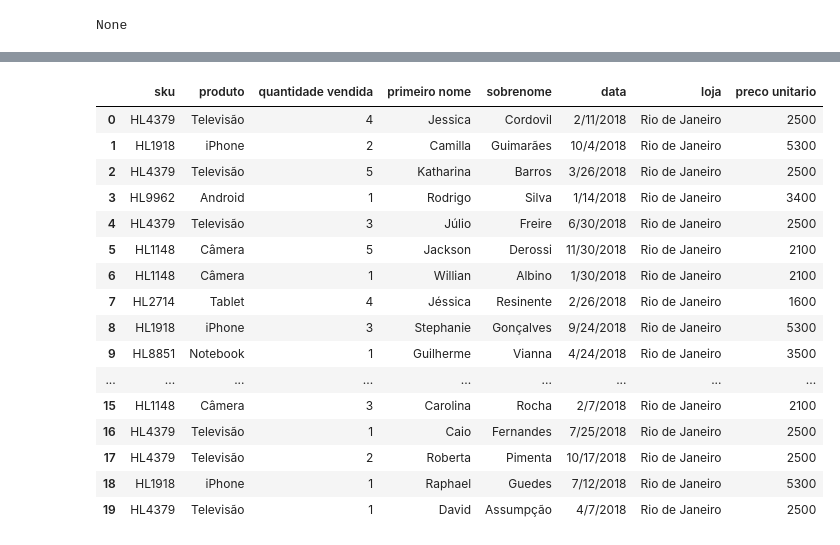
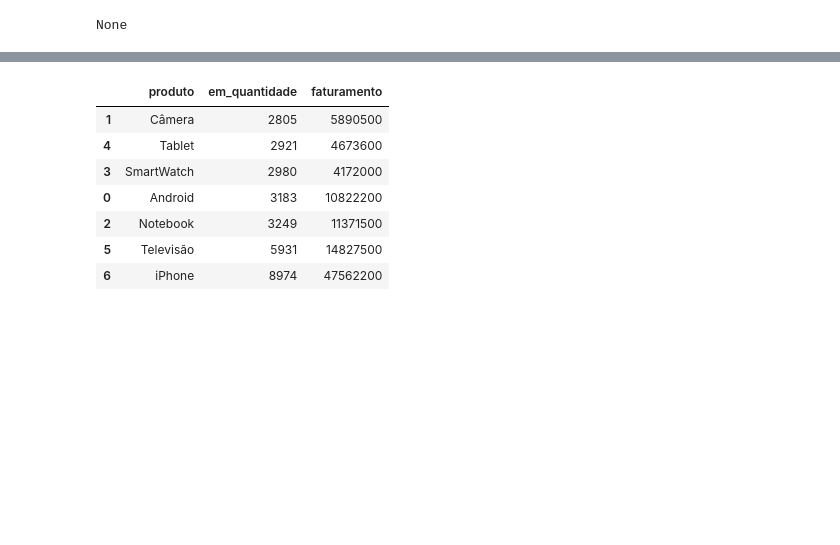
Before and after one commit to gomesf126/Projeto-An-lise-de-Vendas-com-Python-Pandas-, a Jupyter notebook: ProjetoAnaliseDeVendas.ipynb, the cells around one changed output, grey strips where cells are left out. Drawn from its saved outputs; the diff is of its cells as text; code cells hidden in the pictures; blank space fills up the shorter version.

Commit message:
Concluindo o funil dos principais insights faturamento (coluna) faturamento mes produtos mais vendidos e menos vendidos em quantidade e faturamento

```diff
--- a/ProjetoAnaliseDeVendas.ipynb
+++ b/ProjetoAnaliseDeVendas.ipynb
@@ -39,8 +39,8 @@ else:
   print("Nenhuma tabela encontrada! .")
 
 
-display(df_tabelas.isna().sum())
-display(df_tabelas.info())
+#display(df_tabelas.isna().sum())
+#display(df_tabelas.info())
 display(df_tabelas.head(20))
 
 display(df_tabelas.columns.tolist())
@@ -78,4 +78,70 @@ df_tabelas['data'] = pd.to_datetime(
 )
 
 display(df_tabelas.info())
+
+
+
+# FEATURE ENGINEERING
+df_tabelas['faturamento'] =(df_tabelas['quantidade vendida'] * df_tabelas['preco unitario']).round(2)
+#MÊS
+df_tabelas['mes'] = df_tabelas['data'].dt.month
+#ANALISE
+#Faturamento mensal
+top_mes = (df_tabelas.groupby('mes' , as_index=False)
+          .agg(Faturamento = ('faturamento', 'sum'))
+          .sort_values(by='Faturamento', ascending=False)
+           )#
+#qual o ticket médio
+
+#agrupar os produtos que vendem em quantidade
+top_produto =(df_tabelas.groupby('produto', as_index=False)
+             .agg(quantidade =('quantidade vendida', 'sum'))
+             )#
+#qual o produto que mais vendido na loja
+mais_vende = top_produto.loc[top_produto['quantidade'].idxmax()]
+#qual o produto que menos vende na loja
+menos_vende =top_produto.loc[top_produto['quantidade'].idxmin()]
+
+print(f"produto que mais vende: {mais_vende['produto']} quantidade {mais_vende['quantidade']}")
+print(f"produto que menos vende: {menos_vende['produto']} quantidade {menos_vende['quantidade']}")
+
+#qual o produto que vende em pequena quantidade e gera um bom faturamento
+#baixa quantidade + alto faturamento
+baixo_qt_alto_fat  = (df_tabelas.groupby('produto' , as_index=False)
+                   .agg(em_quantidade = ('quantidade vendida', 'sum'),
+                        faturamento =('faturamento','sum'))
+                   .sort_values(by=['em_quantidade' ,'faturamento'], ascending=[True, False])
+                   )#
+display(baixo_qt_alto_fat )
+#qual o produto que vende grande quantidade e gera um bom faturamento
+#alta quantidade + alto faturametno
+maior_qt_fat =(df_tabelas.groupby('produto', as_index=False)
+              .agg(em_quantidade =('quantidade vendida','sum'),
+                   faturamento =('faturamento','sum'))
+              .sort_values(by=['em_quantidade','faturamento'], ascending=[False,False])
+               )#
+
+display(maior_qt_fat)
+#qual a loja que mais fatura
+#qual a loja que menos fatura
+
+
+#qual o produto mais barato
+#qual o produto mais caro
+produto_preco=(df_tabelas.groupby('produto', as_index=False)
+              .agg(preco_max=('preco unitario','max'),
+                   preco_min=('preco unitario','min'),
+                   preco_medio=('preco unitario','mean'))
+              )#este modelo evita do erro de pegar o valor promocional ou algum erro de digitação
+mais_caro = produto_preco.sort_values(by='preco_medio', ascending=False).head(5)
+mais_barato = produto_preco.sort_values(by='preco_medio', ascending=True).head(5)
+#“Eu evito usar max/min direto porque pode ter outliers. Prefiro média ou mediana para representar melhor o comportamento real.”
+
+
+#Produto caro que vende pouco / premium
+#Produto barato que vende muito /muito volume
+#Produto caro que vende muito / gera maior lucro na empresa
+display(mais_caro)
+display(mais_barato)
+#qual o faturamento de dois produtos nos ultimos 6 meses com gráfico/dashboard
 # %% [output]
@@ -108,17 +191,8 @@ None
-|  | sku | produto | quantidade vendida | primeiro nome | sobrenome | data | loja | preco unitario |
-| 0 | HL4379 | Televisão | 4 | Jessica | Cordovil | 2/11/2018 | Rio de Janeiro | 2500 |
-| 1 | HL1918 | iPhone | 2 | Camilla | Guimarães | 10/4/2018 | Rio de Janeiro | 5300 |
-| 2 | HL4379 | Televisão | 5 | Katharina | Barros | 3/26/2018 | Rio de Janeiro | 2500 |
-| 3 | HL9962 | Android | 1 | Rodrigo | Silva | 1/14/2018 | Rio de Janeiro | 3400 |
-| 4 | HL4379 | Televisão | 3 | Júlio | Freire | 6/30/2018 | Rio de Janeiro | 2500 |
-| 5 | HL1148 | Câmera | 5 | Jackson | Derossi | 11/30/2018 | Rio de Janeiro | 2100 |
-| 6 | HL1148 | Câmera | 1 | Willian | Albino | 1/30/2018 | Rio de Janeiro | 2100 |
-| 7 | HL2714 | Tablet | 4 | Jéssica | Resinente | 2/26/2018 | Rio de Janeiro | 1600 |
-| 8 | HL1918 | iPhone | 3 | Stephanie | Gonçalves | 9/24/2018 | Rio de Janeiro | 5300 |
-| 9 | HL8851 | Notebook | 1 | Guilherme | Vianna | 4/24/2018 | Rio de Janeiro | 3500 |
-| ... | ... | ... | ... | ... | ... | ... | ... | ... |
-| 15 | HL1148 | Câmera | 3 | Carolina | Rocha | 2/7/2018 | Rio de Janeiro | 2100 |
-| 16 | HL4379 | Televisão | 1 | Caio | Fernandes | 7/25/2018 | Rio de Janeiro | 2500 |
-| 17 | HL4379 | Televisão | 2 | Roberta | Pimenta | 10/17/2018 | Rio de Janeiro | 2500 |
-| 18 | HL1918 | iPhone | 1 | Raphael | Guedes | 7/12/2018 | Rio de Janeiro | 5300 |
-| 19 | HL4379 | Televisão | 1 | David | Assumpção | 4/7/2018 | Rio de Janeiro | 2500 |
+|  | produto | em_quantidade | faturamento |
+| 1 | Câmera | 2805 | 5890500 |
+| 4 | Tablet | 2921 | 4673600 |
+| 3 | SmartWatch | 2980 | 4172000 |
+| 0 | Android | 3183 | 10822200 |
+| 2 | Notebook | 3249 | 11371500 |
+| 5 | Televisão | 5931 | 14827500 |
+| 6 | iPhone | 8974 | 47562200 |
```
Also changed, not shown: parts of 1 cell of this notebook.
